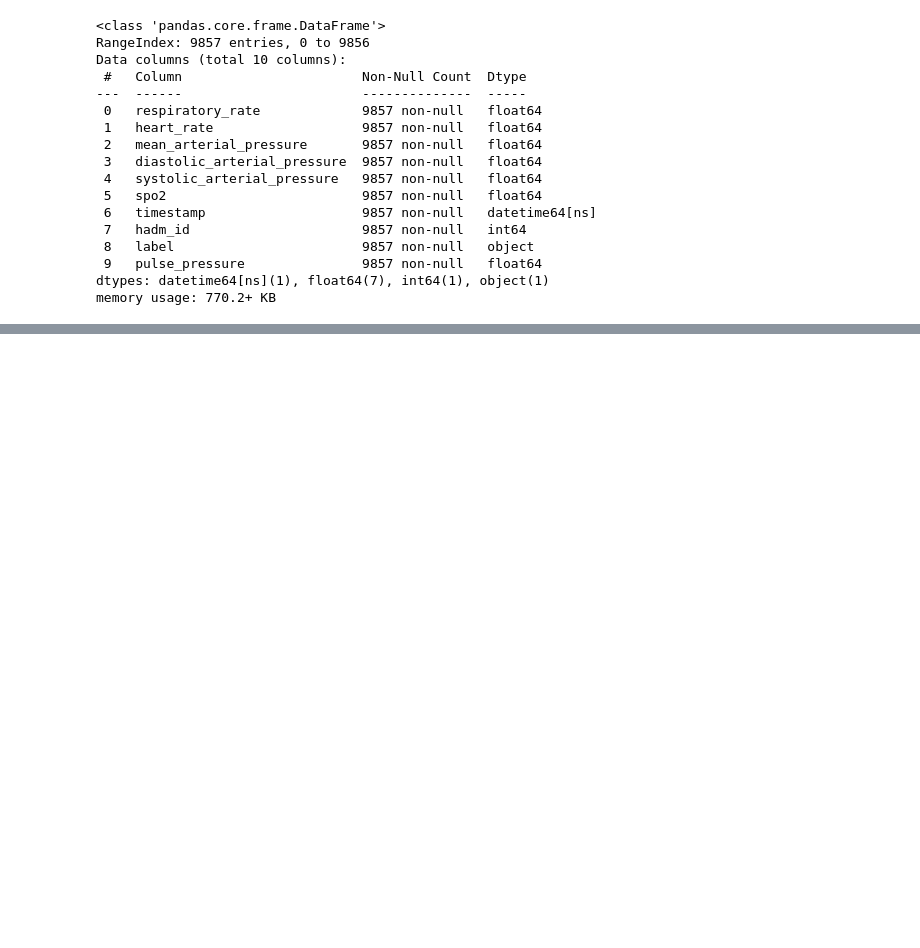
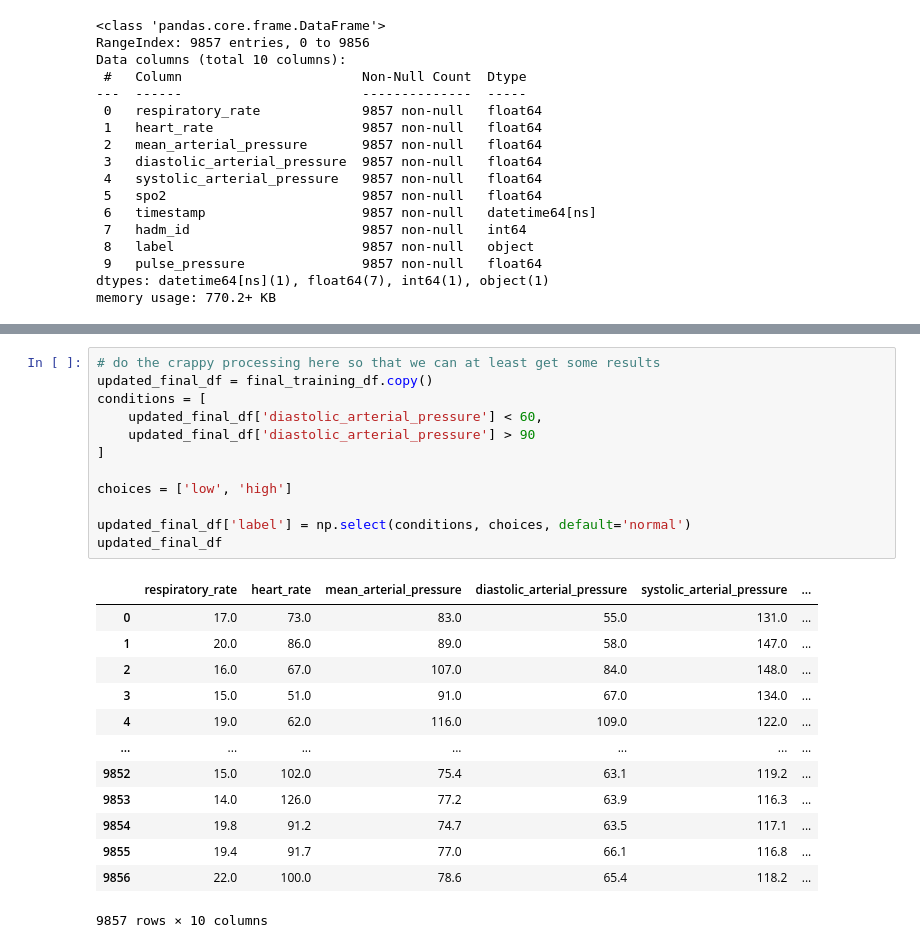
Before and after one commit to lmitchell33/Fluid-Solutions-ML, a Jupyter notebook: notebooks/final_updating_cleaning.ipynb, the cells around one changed output, grey strips where cells are left out. Saved outputs shown, nothing was run; the diff lists cells and outputs as text; blank space fills up the shorter version.

```diff
--- a/notebooks/final_updating_cleaning.ipynb
+++ b/notebooks/final_updating_cleaning.ipynb
@@ -413,0 +417,26 @@ final_training_df
+# %%
+# do the crappy processing here so that we can at least get some results
+updated_final_df = final_training_df.copy()
+conditions = [
+    updated_final_df['diastolic_arterial_pressure'] < 60,
+    updated_final_df['diastolic_arterial_pressure'] > 90
+]
+
+choices = ['low', 'high']
+
+updated_final_df['label'] = np.select(conditions, choices, default='normal')
+updated_final_df
+# %% [output]
+|  | respiratory_rate | heart_rate | mean_arterial_pressure | diastolic_arterial_pressure | systolic_arterial_pressure | ... |
+| 0 | 17.0 | 73.0 | 83.0 | 55.0 | 131.0 | ... |
+| 1 | 20.0 | 86.0 | 89.0 | 58.0 | 147.0 | ... |
+| 2 | 16.0 | 67.0 | 107.0 | 84.0 | 148.0 | ... |
+| 3 | 15.0 | 51.0 | 91.0 | 67.0 | 134.0 | ... |
+| 4 | 19.0 | 62.0 | 116.0 | 109.0 | 122.0 | ... |
+| ... | ... | ... | ... | ... | ... | ... |
+| 9852 | 15.0 | 102.0 | 75.4 | 63.1 | 119.2 | ... |
+| 9853 | 14.0 | 126.0 | 77.2 | 63.9 | 116.3 | ... |
+| 9854 | 19.8 | 91.2 | 74.7 | 63.5 | 117.1 | ... |
+| 9855 | 19.4 | 91.7 | 77.0 | 66.1 | 116.8 | ... |
+| 9856 | 22.0 | 100.0 | 78.6 | 65.4 | 118.2 | ... |
+9857 rows × 10 columns
```
Also changed, not shown: parts of 6 cells of this notebook, 9 other files.
